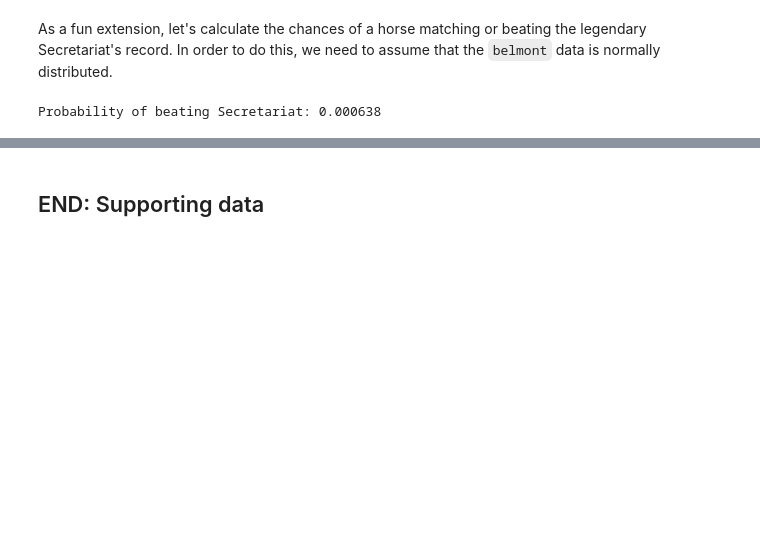
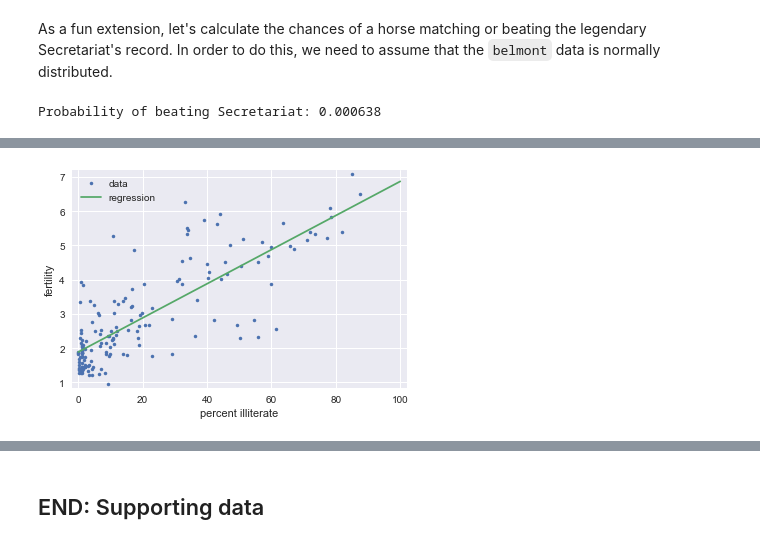
Before and after one commit to tjbergst/01_REF-notebooks, a Jupyter notebook: Stats_REF.ipynb, the cells around one changed output, grey strips where cells are left out. Drawn from its saved outputs; the diff is of its cells as text; code cells hidden in the pictures; blank space fills up the shorter version.

```diff
--- a/Stats_REF.ipynb
+++ b/Stats_REF.ipynb
@@ -338,0 +375,14 @@ plt.show()
+# %%
+a,b = np.polyfit(illiteracy,fertility,1)
+x = np.array([0,100])
+y = a*x + b
+
+_ = plt.plot(illiteracy, fertility, marker='.', linestyle='none')
+_ = plt.plot(x, y)
+_ = plt.xlabel('percent illiterate')
+_ = plt.ylabel('fertility')
+_ = plt.legend(('data','regression'))
+plt.margins(0.02)
+plt.show()
+# %% [output]
+[figure, added]
```
Also changed, not shown: parts of 67 cells of this notebook, 3 other files.
